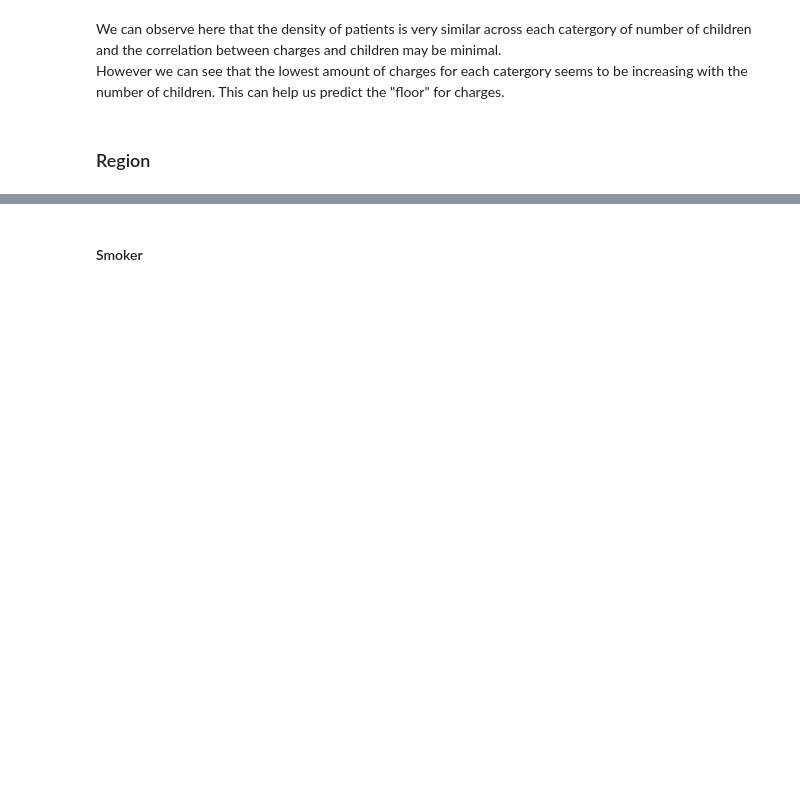
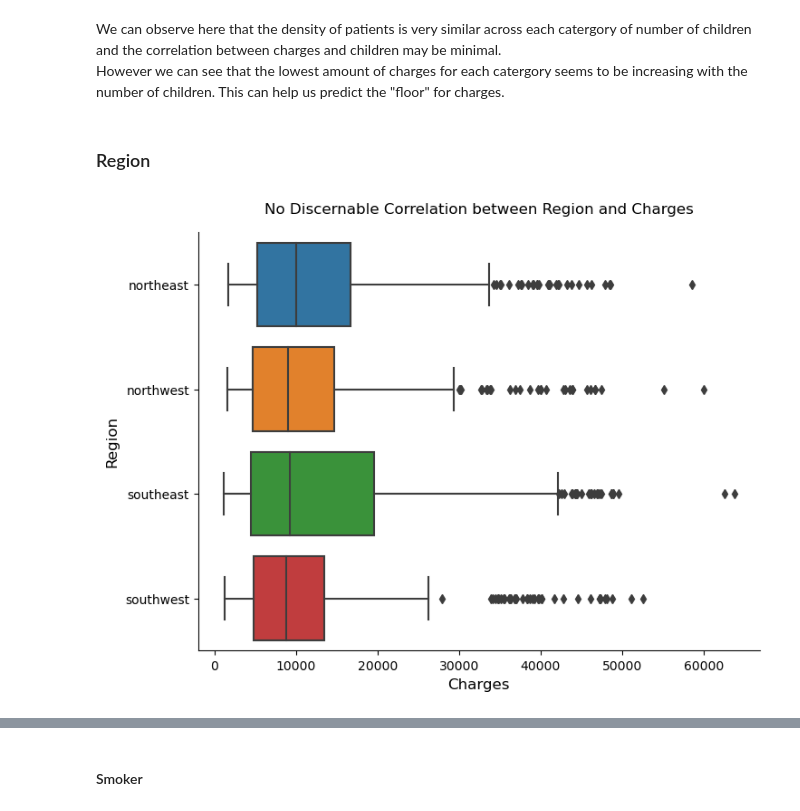
Before and after one commit to KyleThomson99/Portfolio, a Jupyter notebook: Healthcare_Cost_Analysis/EDA.ipynb, the cells around one changed output, grey strips where cells are left out. Cells and saved outputs as stored; diff of their text form; code cells hidden in the pictures; blank space fills up the shorter version.

```diff
--- a/Healthcare_Cost_Analysis/EDA.ipynb
+++ b/Healthcare_Cost_Analysis/EDA.ipynb
@@ -425,3 +425,19 @@ We can observe here that the density of patients is very similar across each cat
 However we can see that the lowest amount of charges for each catergory seems to be increasing with the number of children. This can help us predict the "floor" for charges.
 # %% [markdown]
 ### Region
+# %%
+fig = plt.figure(figsize=(8,6))
+ax = sns.boxplot(
+    data = df,
+    x = 'charges',
+    y = 'region'
+)
+
+ax.set_title('No Discernable Correlation between Region and Charges', pad = 15)
+ax.set_ylabel('Region')
+ax.set_xlabel('Charges')
+
+for dir in ['top','right']:
+    ax.spines[dir].set_visible(False)
+# %% [output]
+[figure, added]
```
Also changed, not shown: parts of 3 cells of this notebook.
